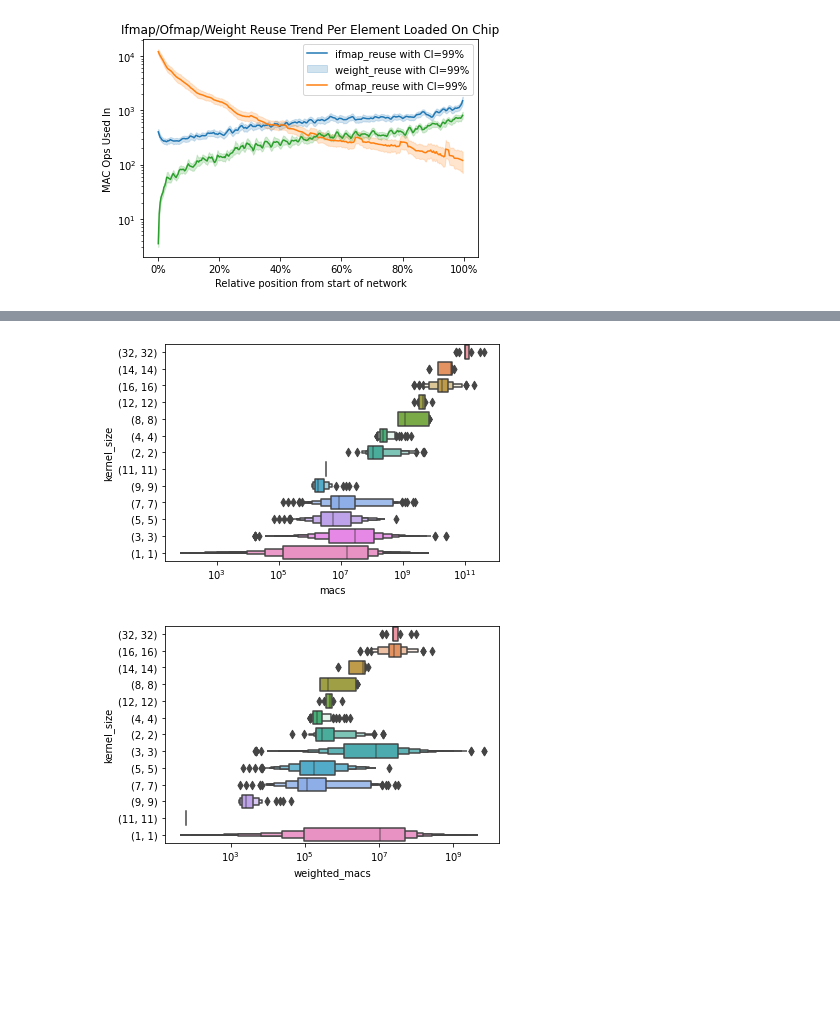
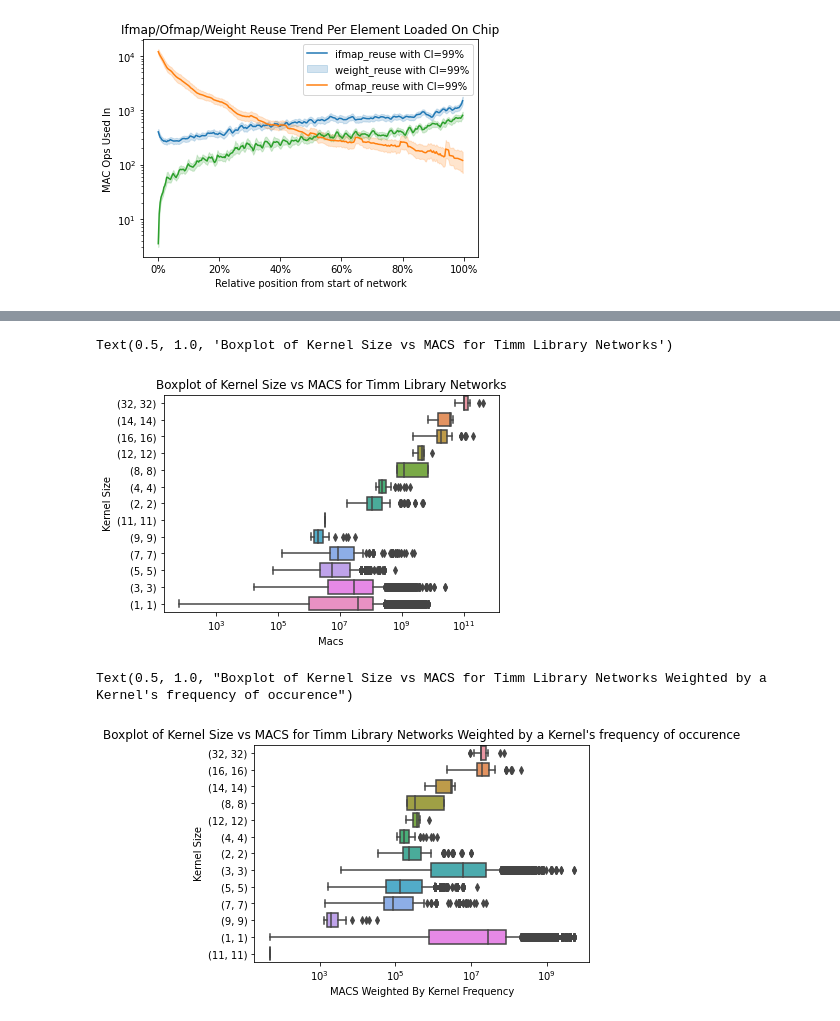
Before and after one commit to asultan123/hero-sim, a Jupyter notebook: scripts/macro_stats.ipynb, the cells around one changed output, grey strips where cells are left out. Cells and saved outputs as stored; diff of their text form; code cells hidden in the pictures; blank space fills up the shorter version.

```diff
--- a/scripts/macro_stats.ipynb
+++ b/scripts/macro_stats.ipynb
@@ -36,4 +47,6 @@ import matplotlib.ticker as ticker
 version
 # %% [output]
 '3.9.5 (default, Apr 15 2022, 15:04:02) \n[GCC 8.4.0]'
+# %%
+sns.set_style("darkgrid")
 # %%
@@ -204,15 +246,18 @@ freq.plot(kind='bar')
 # %%
 layer_properties = pd.read_csv("../data/layer_metrics.csv", index_col=[0, 1])
-macs_vs_ksize = layer_properties[["macs", "kernel_size"]]
-plt = sns.boxenplot(
+macs_vs_ksize = layer_properties[["macs", "kernel_size"]].copy()
+macs_vs_ksize.rename(columns={"kernel_size": "Kernel Size", "macs": "Macs"}, inplace=True)
+plt = sns.boxplot(
     data=macs_vs_ksize,
-    y="kernel_size",
-    x="macs",
-    order=macs_vs_ksize.groupby("kernel_size").min().sort_values(by="macs", ascending=False).index,
+    y="Kernel Size",
+    x="Macs",
+    order=macs_vs_ksize.groupby("Kernel Size").min().sort_values(by="Macs", ascending=False).index,
 )
 plt.set_xscale('log', base=10)
+plt.set_title('Boxplot of Kernel Size vs MACS for Timm Library Networks')
 # %% [output]
+Text(0.5, 1.0, 'Boxplot of Kernel Size vs MACS for Timm Library Networks')
-[figure, old version]
+[figure, new version]
 # %%
 layer_properties = pd.read_csv("../data/layer_metrics.csv", index_col=[0, 1])
 macs_vs_ksize = layer_properties[["macs", "kernel_size"]]
@@ -226,12 +271,16 @@ for idx in freq.index:
 macs_vs_ksize["weighted_macs"] = (
     macs_vs_ksize["macs"] * macs_vs_ksize["kernel_multipler"] / np.sum(freq.values)
 )
-plt = sns.boxenplot(
+macs_vs_ksize.rename(columns={"kernel_size": "Kernel Size", "macs": "Macs", "weighted_macs": "MACS Weighted By Kernel Frequency"}, inplace=True)
+
+plt = sns.boxplot(
     data=macs_vs_ksize,
-    y="kernel_size",
-    x="weighted_macs",
-    order=macs_vs_ksize.groupby("kernel_size").min().sort_values(by="weighted_macs", ascending=False).index,
+    y="Kernel Size",
+    x="MACS Weighted By Kernel Frequency",
+    order=macs_vs_ksize.groupby("Kernel Size").min().sort_values(by="MACS Weighted By Kernel Frequency", ascending=False).index,
 )
 plt.set_xscale('log', base=10)
+plt.set_title('Boxplot of Kernel Size vs MACS for Timm Library Networks Weighted by a Kernel\'s frequency of occurence')
 # %% [output]
+Text(0.5, 1.0, "Boxplot of Kernel Size vs MACS for Timm Library Networks Weighted by a Kernel's frequency of occurence")
-[figure, old version]
+[figure, new version]
```
Also changed, not shown: parts of 8 cells of this notebook, 3 other files.
